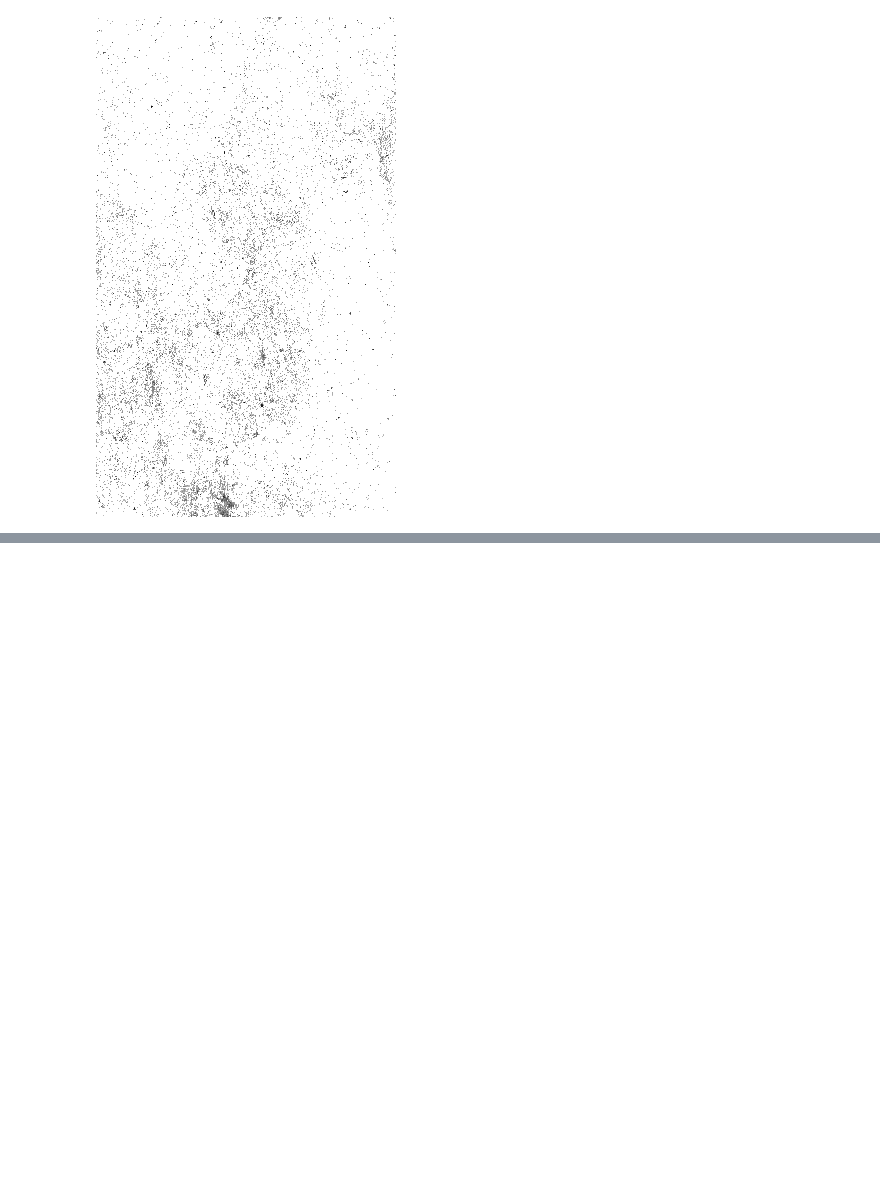
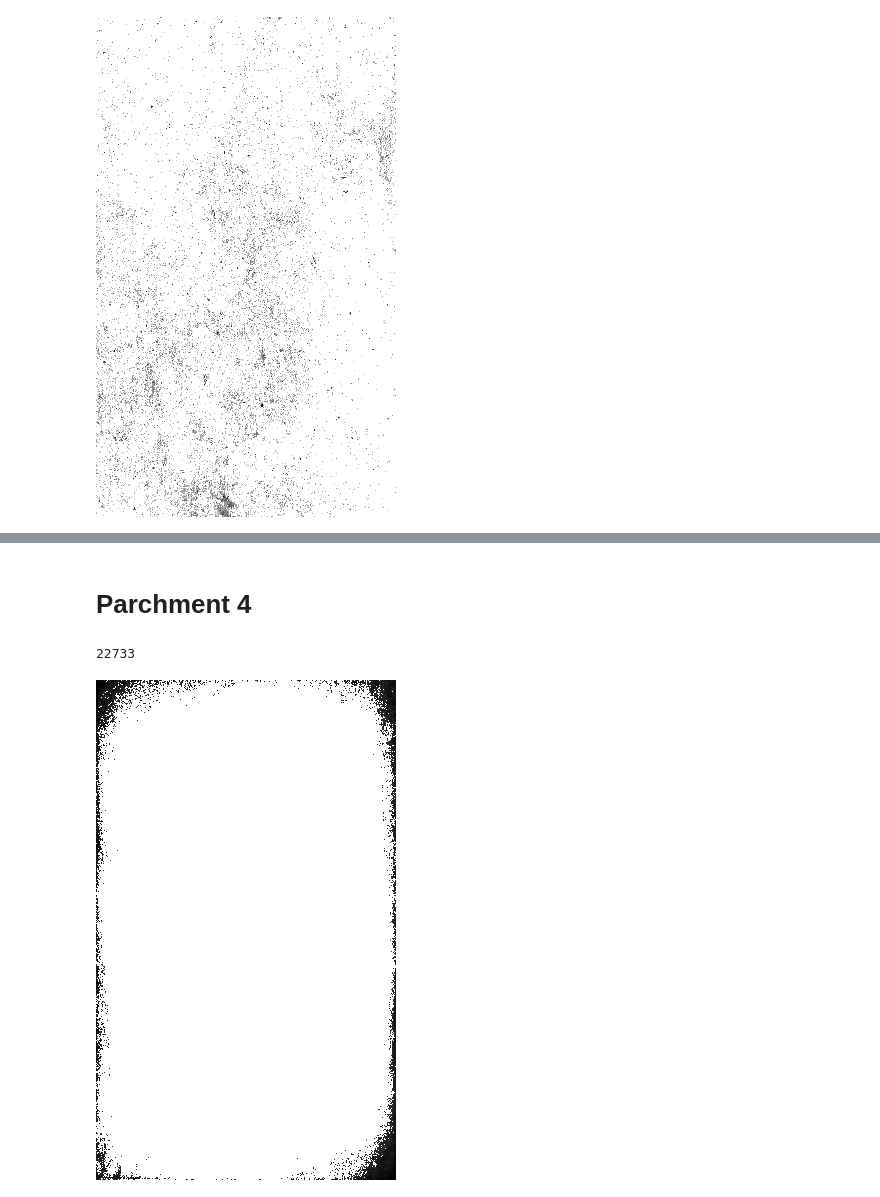
Before and after one commit to JohnBatmanMySlinky/PBRJ, a Jupyter notebook: src/notebooks/scene_1_mats.ipynb, the cells around one changed output, grey strips where cells are left out. Saved outputs shown, nothing was run; the diff lists cells and outputs as text; code cells hidden in the pictures; blank space fills up the shorter version.

```diff
--- a/src/notebooks/scene_1_mats.ipynb
+++ b/src/notebooks/scene_1_mats.ipynb
@@ -43,0 +90,23 @@ img
+# %% [markdown]
+# Parchment 4
+# %%
+img = load(RayTracing.jmfp("/Users/johnmyslinski/Documents/PBRJ/ref/parchment/vintage-grunge.jpg"))
+
+img = imresize(img, (500, 300))
+
+img = Gray.(img)
+
+# Apply power to gray values, then convert to RGB
+img = s_curve_midpoint.(img, 1.0, 0.2)
+
+img = clamp.(img, 0.0, 1.0)
+
+img = RGB{Float64}.(img)
+
+save("/Users/johnmyslinski/Documents/PBRJ/ref/parchment/parchment_4.jpg", img)
+# %% [output]
+22733
+# %%
+img
+# %% [output]
+[figure, added]
```
Also changed, not shown: parts of 12 cells of this notebook, 4 other files.
